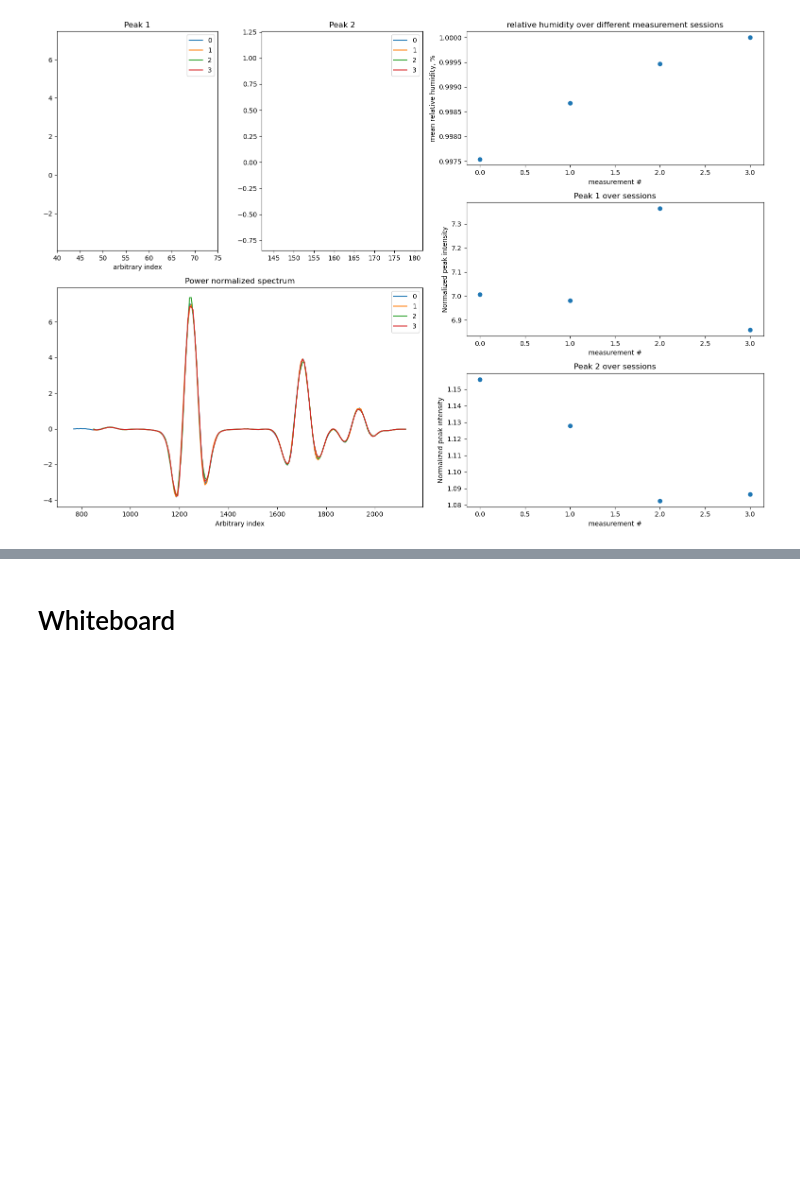
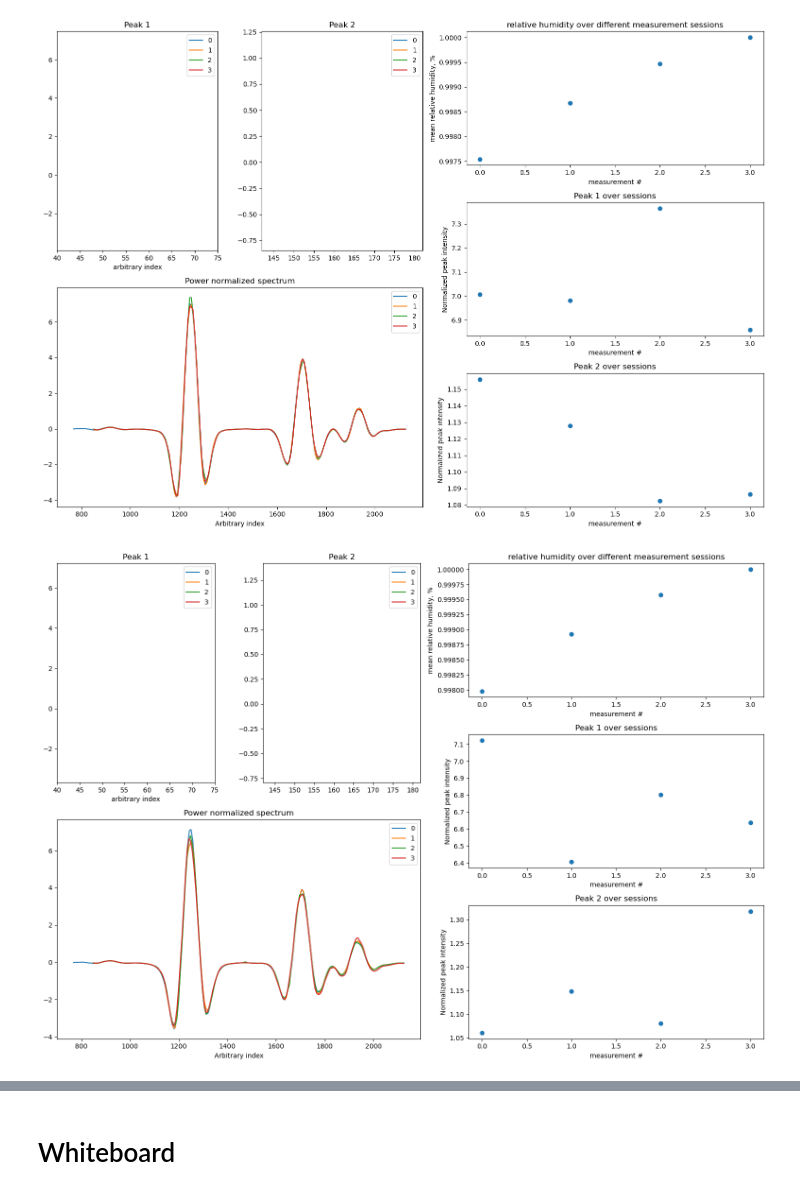
Before and after one commit to lampnis/aerosol-things, a Jupyter notebook: codes/nb.ipynb, the cells around one changed output, grey strips where cells are left out. Drawn from its saved outputs; the diff is of its cells as text; code cells hidden in the pictures; blank space fills up the shorter version.

Commit message:
added 900 mbar measurement, and scipy signal import

```diff
--- a/codes/nb.ipynb
+++ b/codes/nb.ipynb
@@ -712,3 +713,9 @@ cm_17deg_600.water_plot()
 # cm_17deg_600.spectra_list[0]
 # %% [output]
 [figure]
+# %%
+path_17_deg = "./datas/17deg/"
+cm_17deg_900 = CEPAS_measurement(path=path_17_deg, path_signature="gasx_900_.+", cols=col_names)
+cm_17deg_900.water_plot()
+# %% [output]
+[figure, added]
```
Also changed, not shown: parts of 2 cells of this notebook, 4 other files.
